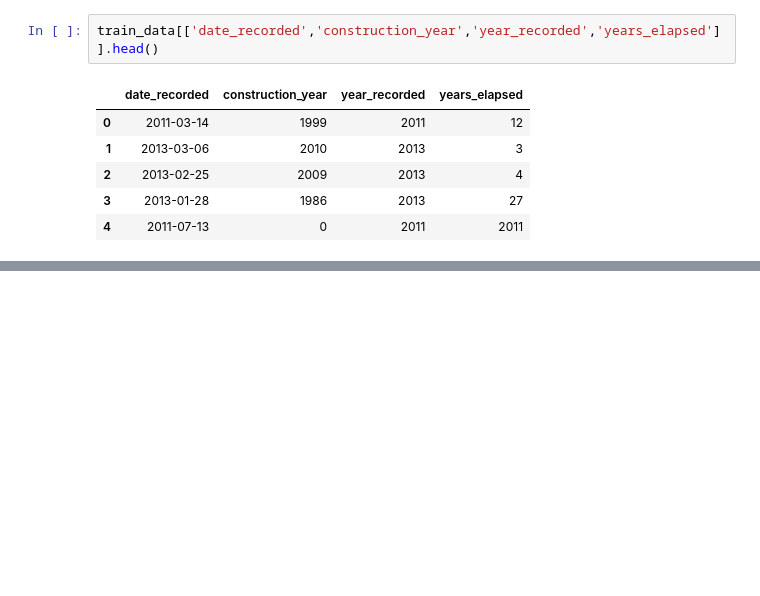
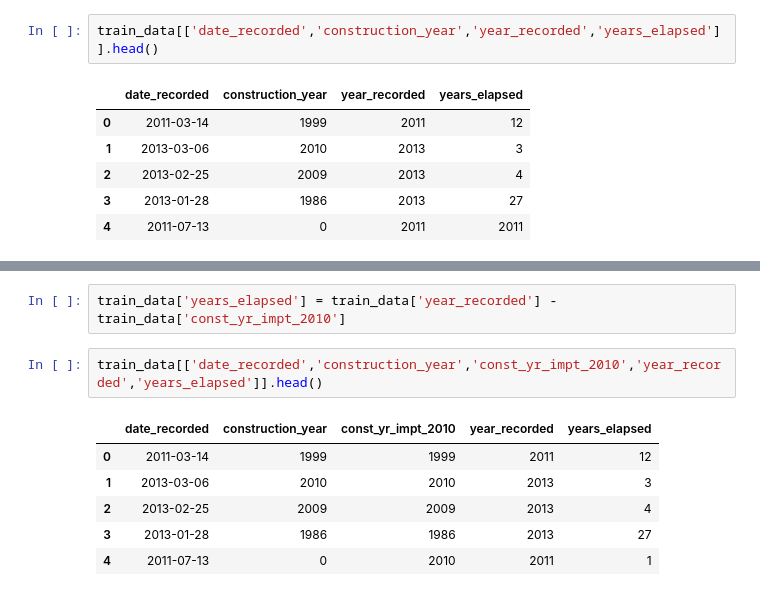
Before and after one commit to osafaRmldspyaws/water_mining, a Jupyter notebook: Pump it UP.ipynb, the cells around one changed output, grey strips where cells are left out. Cells and saved outputs as stored; diff of their text form; blank space fills up the shorter version.

```diff
--- a/Pump it UP.ipynb
+++ b/Pump it UP.ipynb
@@ -862,0 +889,11 @@ train_data[['date_recorded','construction_year','year_recorded','years_elapsed']
+# %%
+train_data['years_elapsed'] = train_data['year_recorded'] - train_data['const_yr_impt_2010']
+# %%
+train_data[['date_recorded','construction_year','const_yr_impt_2010','year_recorded','years_elapsed']].head()
+# %% [output]
+|  | date_recorded | construction_year | const_yr_impt_2010 | year_recorded | years_elapsed |
+| 0 | 2011-03-14 | 1999 | 1999 | 2011 | 12 |
+| 1 | 2013-03-06 | 2010 | 2010 | 2013 | 3 |
+| 2 | 2013-02-25 | 2009 | 2009 | 2013 | 4 |
+| 3 | 2013-01-28 | 1986 | 1986 | 2013 | 27 |
+| 4 | 2011-07-13 | 0 | 2010 | 2011 | 1 |
```
Also changed, not shown: parts of 19 cells of this notebook.
